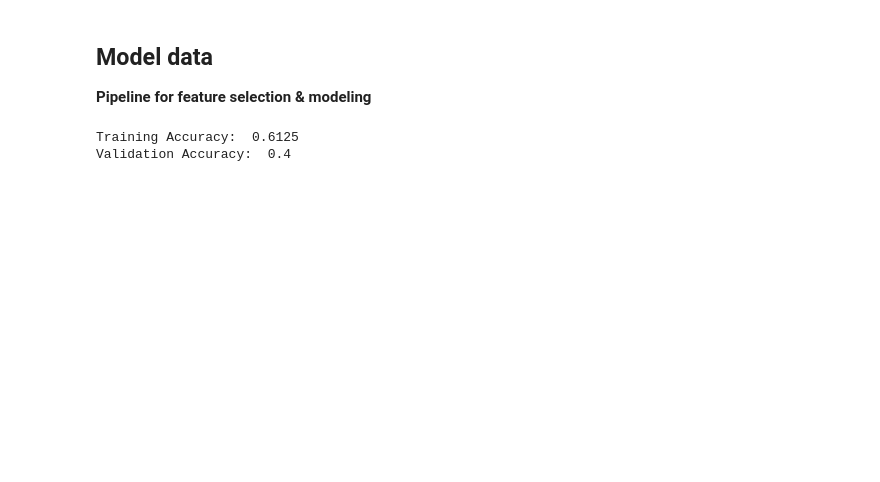
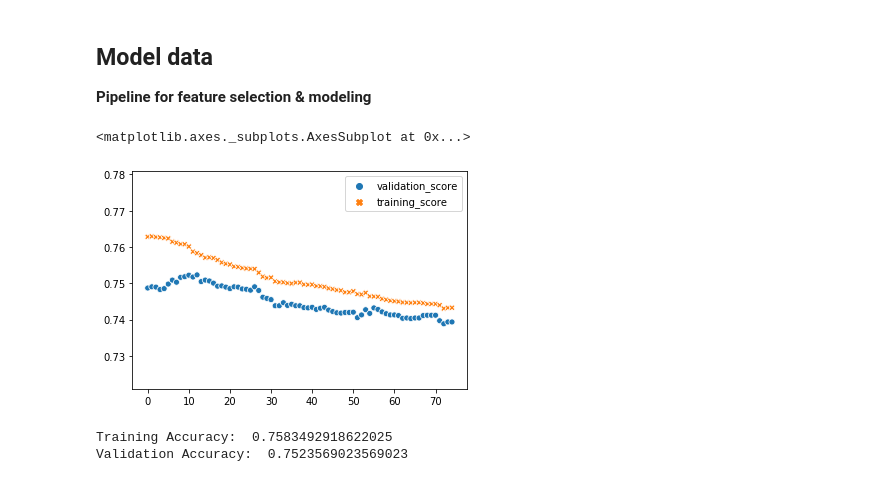
Before and after one commit to newnativeabq/DS-Unit-2-Kaggle-Challenge, a Jupyter notebook: module1/assignment_kaggle_challenge_1.ipynb, the cells around one changed output. Drawn from its saved outputs; the diff is of its cells as text; code cells hidden in the pictures; blank space fills up the shorter version.

```diff
--- a/module1/assignment_kaggle_challenge_1.ipynb
+++ b/module1/assignment_kaggle_challenge_1.ipynb
@@ -735,0 +751,15 @@ feat_constructor.transform(train[['longitude', 'latitude', 'gps_height', 'constr
+# %%
+class DropFeatures():
+    def __init__(self, columns=None, logic=None):
+        self.drop_list = columns
+
+    def fit(self, X):
+        pass
+
+    def execute_logic(self, X):
+        pass
+
+    def transform(self, X):
+        Xcopy = X.copy()
+        Xcopy = Xcopy.drop(columns=self.drop_list)
+        return Xcopy
@@ -736,8 +769,9 @@ feat_constructor.transform(train[['longitude', 'latitude', 'gps_height', 'constr
 # %%
 # Sample Data
 target = 'status_group'
-block_size = 100
-temp_df = train[view].sample(block_size)
+max_block_size = train.shape[0]
+block_size = max_block_size-1
+temp_df = train[view].sample(block_size).copy()
 
 X = temp_df.drop(columns=target)
 y = temp_df[target]
@@ -745,3 +779,10 @@ y = temp_df[target]
 # Isolate variables for one_hot encoding that don't need custom reduction
 one_hot_vars = X.dtypes[X.dtypes==object]
 one_hot_vars = one_hot_vars.drop(['installer']).index.to_list()
+
+# Check max size
+expected_new_feat = 0
+for var in one_hot_vars:
+    expected_new_feat += X[var].nunique()
+print('Expect maximum of ', expected_new_feat, 'more features')
+display(X.shape, y.shape)
@@ -749,8 +794,9 @@ one_hot_vars = one_hot_vars.drop(['installer']).index.to_list()
 # Building an engineer/encode/transform pipeline
 transforms = {
     'feature engineering': ConstructFeatures(features=['rel_age', 'installer'], cat_encode_vars=one_hot_vars),
-    'minmaxScalar scaler': DataFrameScalar(scaler=MinMaxScaler(), columns=['longitude', 'latitude', 'gps_height']),
-    'position transformer': PositionTransform(k=5),
+    'minmaxScalar scaler': DataFrameScalar(scaler=MinMaxScaler(), columns=['amount_tsh']),
+    'position transformer': PositionTransform(k=10),
+    'drop features': DropFeatures(columns=one_hot_vars+['id'], logic=None)
 }
 
 tpipe = TransformPipeline()
@@ -784,18 +822,34 @@ display(X_train.shape, X_val.shape, y_train.shape, y_val.shape)
 # %% [markdown]
 ## Model data
 **Pipeline for feature selection & modeling**
+# %%
+# Parameter tuning (small sample only on baby laptop, <2000 observations)
+model_evals = []
+for num_leaves in range(50,125):
+    pipeline = make_pipeline(
+                        DecisionTreeClassifier(min_samples_leaf=num_leaves, random_state=42)
+                        )
+    pipeline.fit(X_train, y_train)
+    model_evals.append([pipeline.score(X_val, y_val), pipeline.score(X_train, y_train)])
+
+model_evals = pd.DataFrame(model_evals, columns=['validation_score', 'training_score'])
+sns.scatterplot(data=model_evals)
+# %% [output]
+<matplotlib.axes._subplots.AxesSubplot at 0x...>
+[figure, added]
 # %%
+# Single pass run (optimum min_samples_leaf)
 from sklearn.pipeline import make_pipeline
 from sklearn.tree import DecisionTreeClassifier
 
-
+num_leaves = 62
 pipeline = make_pipeline(
-                        DecisionTreeClassifier(min_samples_leaf=25, random_state=42)
+                        DecisionTreeClassifier(min_samples_leaf=num_leaves, random_state=42)
                         )
 
 pipeline.fit(X_train, y_train)
 print('Training Accuracy: ', pipeline.score(X_train, y_train))
 print('Validation Accuracy: ', pipeline.score(X_val, y_val))
 # %% [output]
-Training Accuracy:  0.6125
-Validation Accuracy:  0.4
+Training Accuracy:  0.7583492918622025
+Validation Accuracy:  0.7523569023569023
```
Also changed, not shown: parts of 16 cells of this notebook, 5 other files.
